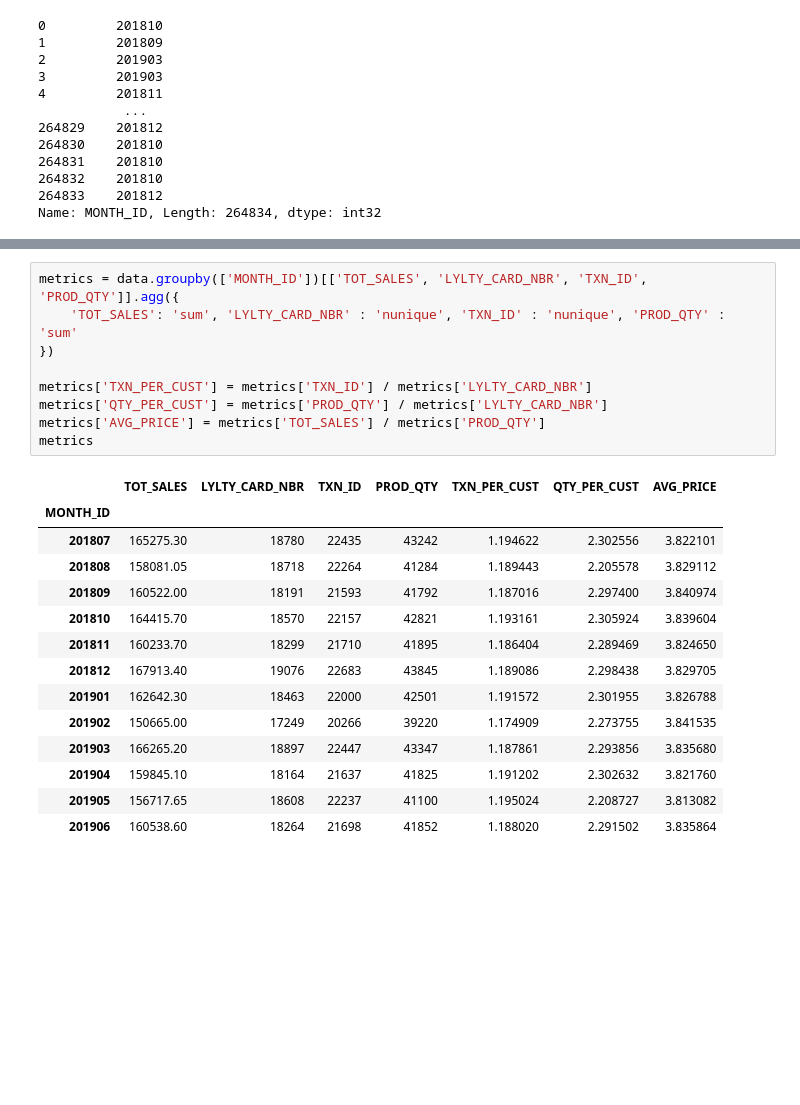
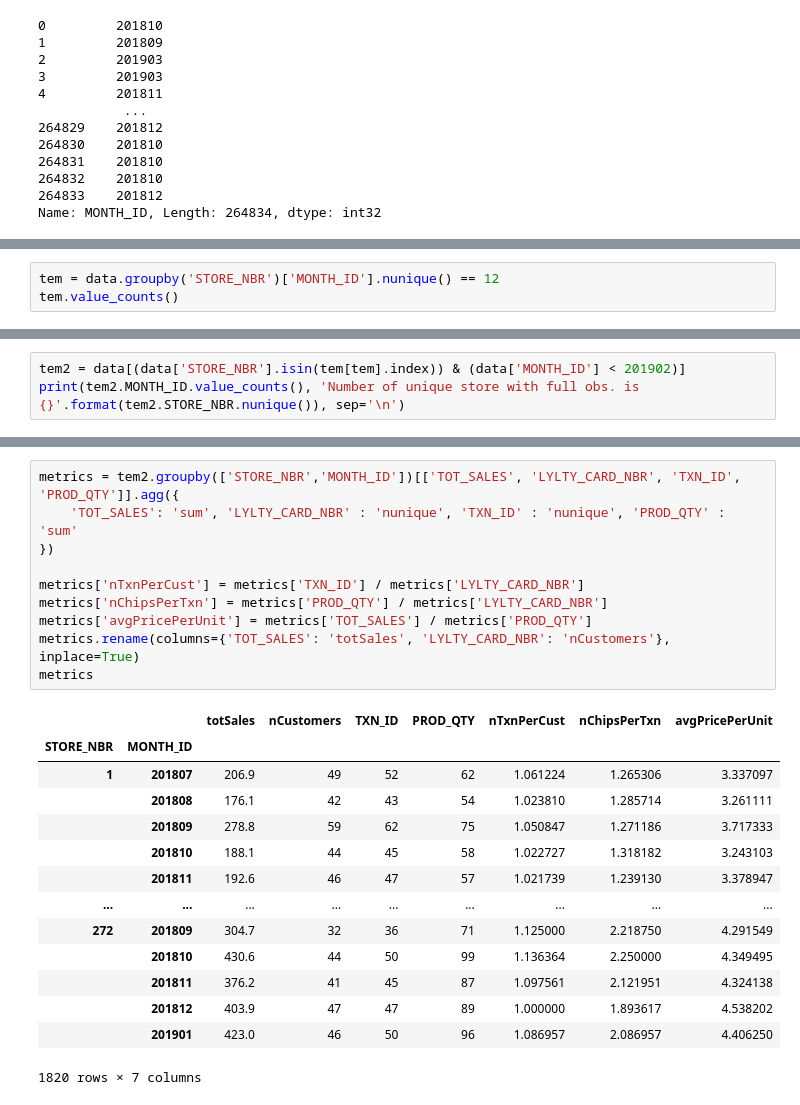
Before and after one commit to Ethan4thewin/Quantium---Chips, a Jupyter notebook: my_nb_2.ipynb, the cells around one changed output, grey strips where cells are left out. Cells and saved outputs as stored; diff of their text form; blank space fills up the shorter version.

```diff
--- a/my_nb_2.ipynb
+++ b/my_nb_2.ipynb
@@ -42,0 +45,3 @@ Name: MONTH_ID, Length: 264834, dtype: int32
+# %%
+tem = data.groupby('STORE_NBR')['MONTH_ID'].nunique() == 12
+tem.value_counts()
@@ -42,0 +53,3 @@ Name: MONTH_ID, Length: 264834, dtype: int32
+# %%
+tem2 = data[(data['STORE_NBR'].isin(tem[tem].index)) & (data['MONTH_ID'] < 201902)]
+print(tem2.MONTH_ID.value_counts(), 'Number of unique store with full obs. is {}'.format(tem2.STORE_NBR.nunique()), sep='\n')
@@ -43,24 +67,25 @@ Name: MONTH_ID, Length: 264834, dtype: int32
 # %%
-metrics = data.groupby(['MONTH_ID'])[['TOT_SALES', 'LYLTY_CARD_NBR', 'TXN_ID', 'PROD_QTY']].agg({
+metrics = tem2.groupby(['STORE_NBR','MONTH_ID'])[['TOT_SALES', 'LYLTY_CARD_NBR', 'TXN_ID', 'PROD_QTY']].agg({
     'TOT_SALES': 'sum', 'LYLTY_CARD_NBR' : 'nunique', 'TXN_ID' : 'nunique', 'PROD_QTY' : 'sum'
 })
 
-metrics['TXN_PER_CUST'] = metrics['TXN_ID'] / metrics['LYLTY_CARD_NBR']
-metrics['QTY_PER_CUST'] = metrics['PROD_QTY'] / metrics['LYLTY_CARD_NBR']
-metrics['AVG_PRICE'] = metrics['TOT_SALES'] / metrics['PROD_QTY']
+metrics['nTxnPerCust'] = metrics['TXN_ID'] / metrics['LYLTY_CARD_NBR']
+metrics['nChipsPerTxn'] = metrics['PROD_QTY'] / metrics['LYLTY_CARD_NBR']
+metrics['avgPricePerUnit'] = metrics['TOT_SALES'] / metrics['PROD_QTY']
+metrics.rename(columns={'TOT_SALES': 'totSales', 'LYLTY_CARD_NBR': 'nCustomers'}, inplace=True)
 metrics
 # %% [output]
-|  | TOT_SALES | LYLTY_CARD_NBR | TXN_ID | PROD_QTY | TXN_PER_CUST | QTY_PER_CUST | AVG_PRICE |
-| MONTH_ID |  |  |  |  |  |  |  |
-| 201807 | 165275.30 | 18780 | 22435 | 43242 | 1.194622 | 2.302556 | 3.822101 |
-| 201808 | 158081.05 | 18718 | 22264 | 41284 | 1.189443 | 2.205578 | 3.829112 |
-| 201809 | 160522.00 | 18191 | 21593 | 41792 | 1.187016 | 2.297400 | 3.840974 |
-| 201810 | 164415.70 | 18570 | 22157 | 42821 | 1.193161 | 2.305924 | 3.839604 |
-| 201811 | 160233.70 | 18299 | 21710 | 41895 | 1.186404 | 2.289469 | 3.824650 |
-| 201812 | 167913.40 | 19076 | 22683 | 43845 | 1.189086 | 2.298438 | 3.829705 |
-| 201901 | 162642.30 | 18463 | 22000 | 42501 | 1.191572 | 2.301955 | 3.826788 |
-| 201902 | 150665.00 | 17249 | 20266 | 39220 | 1.174909 | 2.273755 | 3.841535 |
-| 201903 | 166265.20 | 18897 | 22447 | 43347 | 1.187861 | 2.293856 | 3.835680 |
-| 201904 | 159845.10 | 18164 | 21637 | 41825 | 1.191202 | 2.302632 | 3.821760 |
-| 201905 | 156717.65 | 18608 | 22237 | 41100 | 1.195024 | 2.208727 | 3.813082 |
-| 201906 | 160538.60 | 18264 | 21698 | 41852 | 1.188020 | 2.291502 | 3.835864 |
+|  |  | totSales | nCustomers | TXN_ID | PROD_QTY | nTxnPerCust | nChipsPerTxn | avgPricePerUnit |
+| STORE_NBR | MONTH_ID |  |  |  |  |  |  |  |
+| 1 | 201807 | 206.9 | 49 | 52 | 62 | 1.061224 | 1.265306 | 3.337097 |
+|  | 201808 | 176.1 | 42 | 43 | 54 | 1.023810 | 1.285714 | 3.261111 |
+|  | 201809 | 278.8 | 59 | 62 | 75 | 1.050847 | 1.271186 | 3.717333 |
+|  | 201810 | 188.1 | 44 | 45 | 58 | 1.022727 | 1.318182 | 3.243103 |
+|  | 201811 | 192.6 | 46 | 47 | 57 | 1.021739 | 1.239130 | 3.378947 |
+| ... | ... | ... | ... | ... | ... | ... | ... | ... |
+| 272 | 201809 | 304.7 | 32 | 36 | 71 | 1.125000 | 2.218750 | 4.291549 |
+|  | 201810 | 430.6 | 44 | 50 | 99 | 1.136364 | 2.250000 | 4.349495 |
+|  | 201811 | 376.2 | 41 | 45 | 87 | 1.097561 | 2.121951 | 4.324138 |
+|  | 201812 | 403.9 | 47 | 47 | 89 | 1.000000 | 1.893617 | 4.538202 |
+|  | 201901 | 423.0 | 46 | 50 | 96 | 1.086957 | 2.086957 | 4.406250 |
+1820 rows × 7 columns
```
Also changed, not shown: parts of 11 cells of this notebook, 1 other file.
